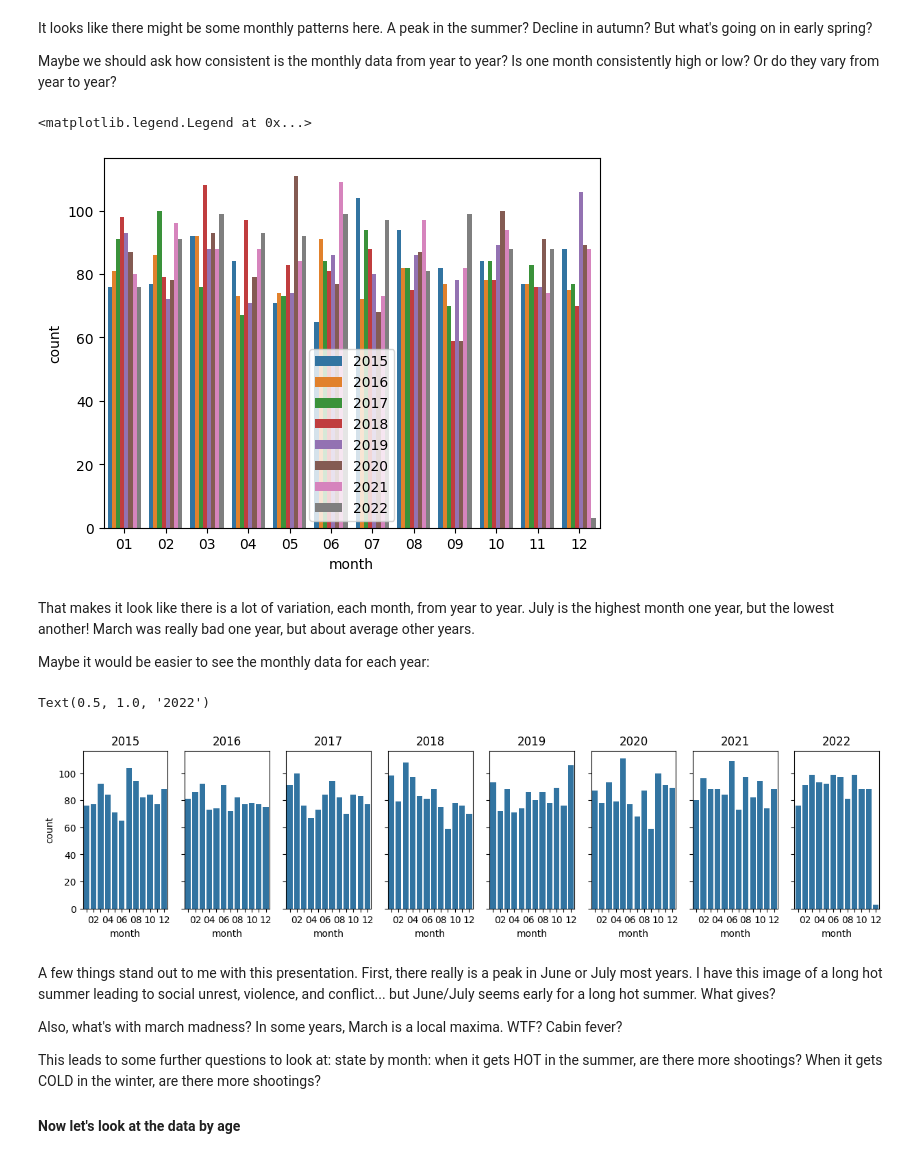
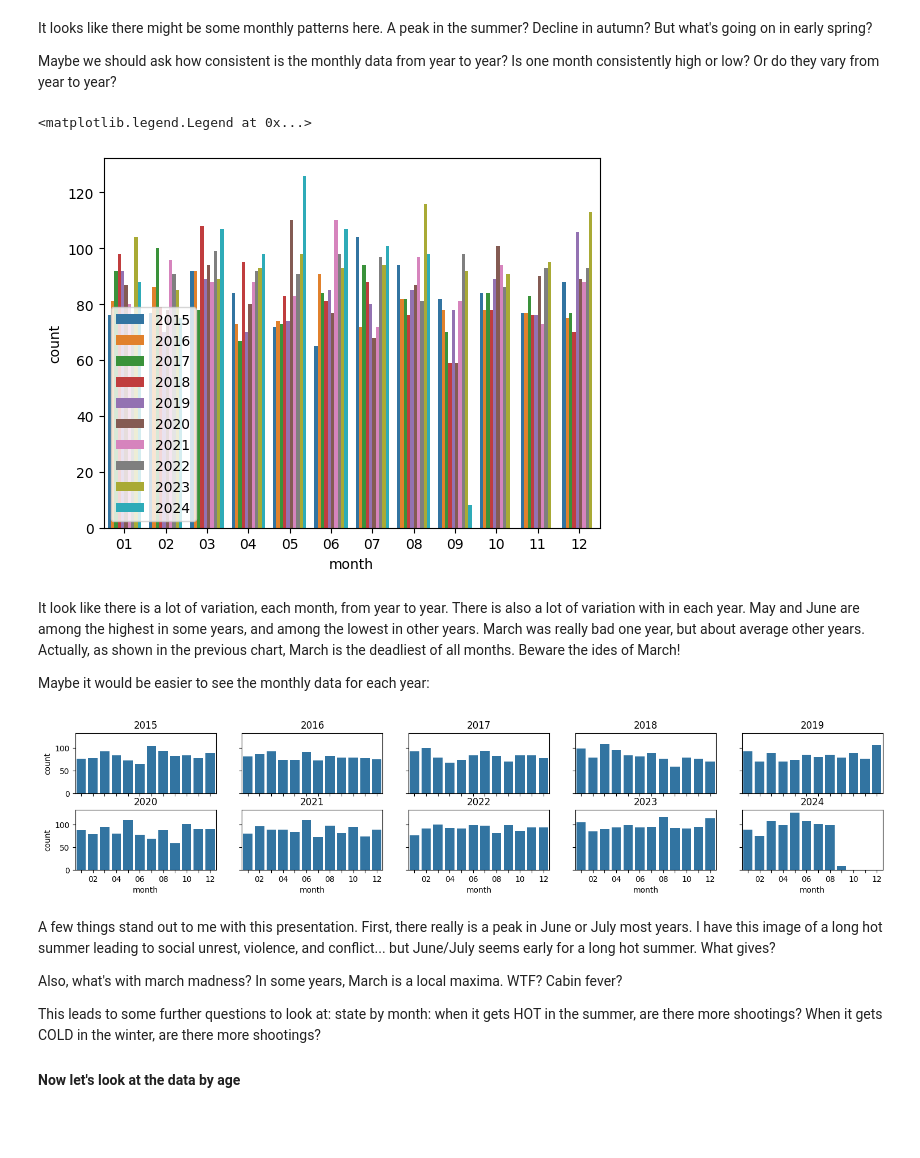
Before and after one commit to lcommons/portfolio, a Jupyter notebook: policeshootings/PoliceShootingsV2.ipynb, the cells around one changed output. Cells and saved outputs as stored; diff of their text form; code cells hidden in the pictures; blank space fills up the shorter version.

```diff
--- a/policeshootings/PoliceShootingsV2.ipynb
+++ b/policeshootings/PoliceShootingsV2.ipynb
@@ -11,7 +11,7 @@ import seaborn as sns
 %matplotlib inline
 # %%
 #data = pd.read_csv('fatal-police-shootings-data.csv')
-data = pd.read_csv('https://raw.githubusercontent.com/washingtonpost/data-police-shootings/master/v1/fatal-police-shootings-data.csv')
+data = pd.read_csv('https://raw.githubusercontent.com/washingtonpost/data-police-shootings/master/v2/fatal-police-shootings-data.csv')
 # %%
 data.info()
 # %% [output]
@@ -109,12 +110,12 @@ It looks like there might be some monthly patterns here. A peak in the summer? D
 Maybe we should ask how consistent is the monthly data from year to year? Is one month consistently high or low? Or do they vary from year to year?
 # %%
 sns.countplot(data=data,x='month', hue='year')
-plt.legend(loc='lower center')
+plt.legend(loc='lower left')
 # %% [output]
 <matplotlib.legend.Legend at 0x...>
-[figure, old version]
+[figure, new version]
 # %% [markdown]
-That makes it look like there is a lot of variation, each month, from year to year. July is the highest month one year, but the lowest another! March was really bad one year, but about average other years.
+It look like there is a lot of variation, each month, from year to year. There is also a lot of variation with in each year. May and June are among the highest in some years, and among the lowest in other years. March was really bad one year, but about average other years. Actually, as shown in the previous chart, March is the deadliest of all months. Beware the ides of March!
 
 Maybe it would be easier to see the monthly data for each year:
 # %%
@@ -126,79 +127,101 @@ df19 = data[data['year']=='2019']
 df20 = data[data['year']=='2020']
 df21 = data[data['year']=='2021']
 df22 = data[data['year']=='2022']
-fig, ax = plt.subplots(1, 8, figsize=(15, 3), sharey=True)
+df23 = data[data['year']=='2023']
+df24 = data[data['year']=='2024']
+
+fig, ax = plt.subplots(2, 5, figsize=(15, 3), sharey=True, sharex=True)
 
 # for p in range(8):
 #   sns.countplot(data=data[data['year']==str(2015+p)], ax=ax[p],x='month')
 #   ax[p].set_title(p+2015)
 
+fig.tight_layout()
 
-plot1 = sns.countplot(data=df15, ax=ax[0],x='month')
+ax[0,0].set_title('2015')
+ax[0,1].set_title('2016')
+ax[0,2].set_title('2017')
+ax[0,3].set_title('2018')
+ax[0,4].set_title('2019')
+ax[1,0].set_title('2020')
+ax[1,1].set_title('2021')
+ax[1,2].set_title('2022')
+ax[1,3].set_title('2023')
+ax[1,4].set_title('2024')
+
+# for a in ax.flat:
+#     a.set(xlabel='x-label', ylabel='y-label')
+
+plot1 = sns.countplot(data=df15, ax=ax[0,0],x='month')
 for label in plot1.get_xticklabels():
     if float(label.get_text()) % 2 == 0:
         label.set_visible(True)
     else:
         label.set_visible(False)
-plot2 = sns.countplot(data=df16, ax=ax[1],x='month')
+plot2 = sns.countplot(data=df16, ax=ax[0,1],x='month')
 for label in plot2.get_xticklabels():
     if float(label.get_text()) % 2 == 0:
         label.set_visible(True)
     else:
         label.set_visible(False)
 
-plot3 = sns.countplot(data=df17, ax=ax[2],x='month')
+plot3 = sns.countplot(data=df17, ax=ax[0,2],x='month')
 for label in plot3.get_xticklabels():
     if float(label.get_text()) % 2 == 0:
         label.set_visible(True)
     else:
         label.set_visible(False)
 
-plot4 = sns.countplot(data=df18, ax=ax[3],x='month')
+plot4 = sns.countplot(data=df18, ax=ax[0,3],x='month')
 for label in plot4.get_xticklabels():
     if float(label.get_text()) % 2 == 0:
         label.set_visible(True)
     else:
         label.set_visible(False)
 
-plot5 = sns.countplot(data=df19, ax=ax[4],x='month')
+plot5 = sns.countplot(data=df19, ax=ax[0,4],x='month')
 for label in plot5.get_xticklabels():
     if float(label.get_text()) % 2 == 0:
         label.set_visible(True)
     else:
         label.set_visible(False)
 
-plot6 = sns.countplot(data=df20, ax=ax[5],x='month')
+plot6 = sns.countplot(data=df20, ax=ax[1,0],x='month')
 for label in plot6.get_xticklabels():
     if float(label.get_text()) % 2 == 0:
         label.set_visible(True)
     else:
         label.set_visible(False)
 
-plot7 = sns.countplot(data=df21, ax=ax[6],x='month')
+plot7 = sns.countplot(data=df21, ax=ax[1,1],x='month')
 for label in plot7.get_xticklabels():
     if float(label.get_text()) % 2 == 0:
         label.set_visible(True)
     else:
         label.set_visible(False)
 
-plot8 = sns.countplot(data=df22, ax=ax[7],x='month')
+plot8 = sns.countplot(data=df22, ax=ax[1,2],x='month')
 for label in plot8.get_xticklabels():
     if float(label.get_text()) % 2 == 0:
         label.set_visible(True)
     else:
         label.set_visible(False)
 
-ax[0].set_title('2015')
-ax[1].set_title('2016')
-ax[2].set_title('2017')
-ax[3].set_title('2018')
-ax[4].set_title('2019')
-ax[5].set_title('2020')
-ax[6].set_title('2021')
-ax[7].set_title('2022')
+plot9 = sns.countplot(data=df23, ax=ax[1,3],x='month')
+for label in plot9.get_xticklabels():
+    if float(label.get_text()) % 2 == 0:
+        label.set_visible(True)
+    else:
+        label.set_visible(False)
+
+plot10 = sns.countplot(data=df24, ax=ax[1,4],x='month')
+for label in plot10.get_xticklabels():
+    if float(label.get_text()) % 2 == 0:
+        label.set_visible(True)
+    else:
+        label.set_visible(False)
 # %% [output]
-Text(0.5, 1.0, '2022')
-[figure, old version]
+[figure, new version]
 # %% [markdown]
 A few things stand out to me with this presentation. First, there really is a peak in June or July most years. I have this image of a long hot summer leading to social unrest, violence, and conflict... but June/July seems early for a long hot summer. What gives?
 
```
Also changed, not shown: parts of 23 cells of this notebook.
